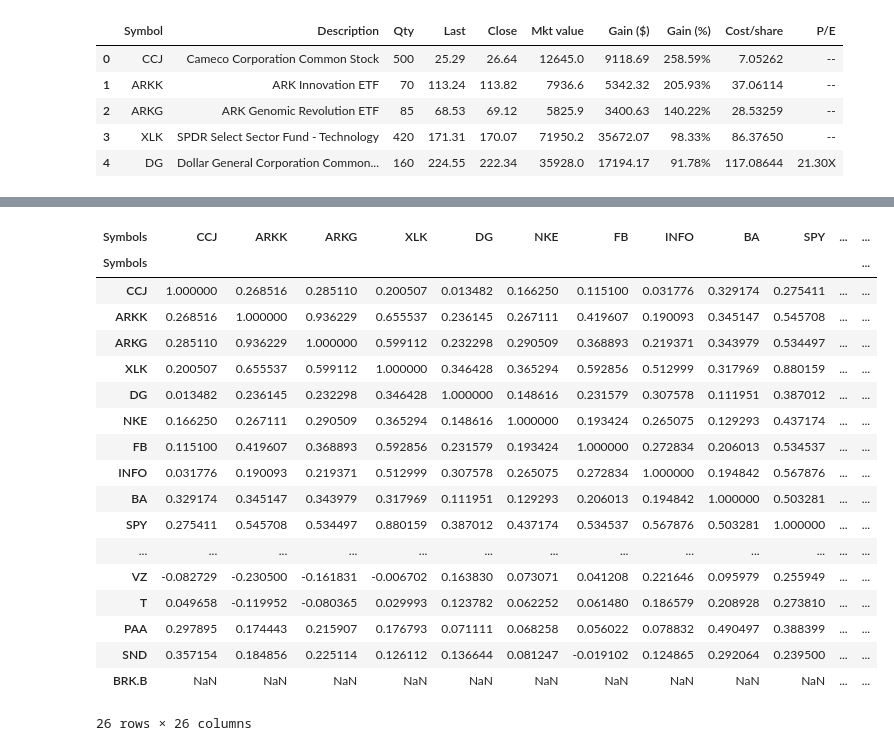
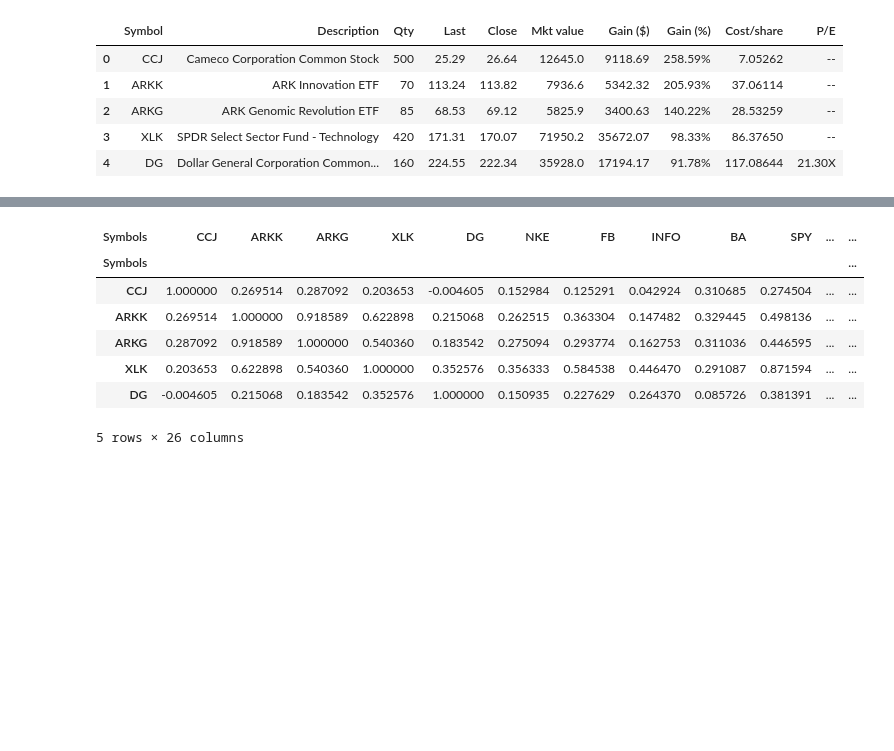
Before and after one commit to webclinic017/shf_portfolio, a Jupyter notebook: shf_portfolio.ipynb, the cells around one changed output, grey strips where cells are left out. Cells and saved outputs as stored; diff of their text form; code cells hidden in the pictures; blank space fills up the shorter version.

```diff
--- a/shf_portfolio.ipynb
+++ b/shf_portfolio.ipynb
@@ -70,11 +73,14 @@ broker_file.head()
 | 3 | XLK | SPDR Select Sector Fund - Technology | 420 | 171.31 | 170.07 | 71950.2 | 35672.07 | 98.33% | 86.37650 | -- |
 | 4 | DG | Dollar General Corporation Common... | 160 | 224.55 | 222.34 | 35928.0 | 17194.17 | 91.78% | 117.08644 | 21.30X |
 # %%
-tickers  = shf_positions['Symbol'].tolist()
+broker_file= broker_file.replace('BRK.B', 'BRK-B')
+tickers  = broker_file['Symbol'].tolist()
 weights = []
 
 for i in broker_file:
     weight = broker_file['Mkt value']/aum
     weights.append(weight)
     break
+
+
 ticker_weights = list(zip(tickers, weights))
@@ -82,8 +91,8 @@ ticker_weights = list(zip(tickers, weights))
 # creating ticker list
 #importing data
 symbol= tickers
-start='2020-12-31'
-end='2021-11-19'
+start='2020-11-20'
+end='2021-11-20'
 
 price_df=data.get_data_yahoo(symbol, start, end)['Close']
-#price_df.head()
+price_df.head()
@@ -117,23 +133,12 @@ ticker_position.head(30)
 # %%
 correlations  = daily_percent_change.corr(method='pearson')
-correlations
+correlations.head()
 # %% [output]
 | Symbols | CCJ | ARKK | ARKG | XLK | DG | NKE | FB | INFO | BA | SPY | ... | ... |
 | Symbols |  |  |  |  |  |  |  |  |  |  |  | ... |
-| CCJ | 1.000000 | 0.268516 | 0.285110 | 0.200507 | 0.013482 | 0.166250 | 0.115100 | 0.031776 | 0.329174 | 0.275411 | ... | ... |
-| ARKK | 0.268516 | 1.000000 | 0.936229 | 0.655537 | 0.236145 | 0.267111 | 0.419607 | 0.190093 | 0.345147 | 0.545708 | ... | ... |
-| ARKG | 0.285110 | 0.936229 | 1.000000 | 0.599112 | 0.232298 | 0.290509 | 0.368893 | 0.219371 | 0.343979 | 0.534497 | ... | ... |
-| XLK | 0.200507 | 0.655537 | 0.599112 | 1.000000 | 0.346428 | 0.365294 | 0.592856 | 0.512999 | 0.317969 | 0.880159 | ... | ... |
-| DG | 0.013482 | 0.236145 | 0.232298 | 0.346428 | 1.000000 | 0.148616 | 0.231579 | 0.307578 | 0.111951 | 0.387012 | ... | ... |
-| NKE | 0.166250 | 0.267111 | 0.290509 | 0.365294 | 0.148616 | 1.000000 | 0.193424 | 0.265075 | 0.129293 | 0.437174 | ... | ... |
-| FB | 0.115100 | 0.419607 | 0.368893 | 0.592856 | 0.231579 | 0.193424 | 1.000000 | 0.272834 | 0.206013 | 0.534537 | ... | ... |
-| INFO | 0.031776 | 0.190093 | 0.219371 | 0.512999 | 0.307578 | 0.265075 | 0.272834 | 1.000000 | 0.194842 | 0.567876 | ... | ... |
-| BA | 0.329174 | 0.345147 | 0.343979 | 0.317969 | 0.111951 | 0.129293 | 0.206013 | 0.194842 | 1.000000 | 0.503281 | ... | ... |
-| SPY | 0.275411 | 0.545708 | 0.534497 | 0.880159 | 0.387012 | 0.437174 | 0.534537 | 0.567876 | 0.503281 | 1.000000 | ... | ... |
-| ... | ... | ... | ... | ... | ... | ... | ... | ... | ... | ... | ... | ... |
-| VZ | -0.082729 | -0.230500 | -0.161831 | -0.006702 | 0.163830 | 0.073071 | 0.041208 | 0.221646 | 0.095979 | 0.255949 | ... | ... |
-| T | 0.049658 | -0.119952 | -0.080365 | 0.029993 | 0.123782 | 0.062252 | 0.061480 | 0.186579 | 0.208928 | 0.273810 | ... | ... |
-| PAA | 0.297895 | 0.174443 | 0.215907 | 0.176793 | 0.071111 | 0.068258 | 0.056022 | 0.078832 | 0.490497 | 0.388399 | ... | ... |
-| SND | 0.357154 | 0.184856 | 0.225114 | 0.126112 | 0.136644 | 0.081247 | -0.019102 | 0.124865 | 0.292064 | 0.239500 | ... | ... |
-| BRK.B | NaN | NaN | NaN | NaN | NaN | NaN | NaN | NaN | NaN | NaN | ... | ... |
+| CCJ | 1.000000 | 0.269514 | 0.287092 | 0.203653 | -0.004605 | 0.152984 | 0.125291 | 0.042924 | 0.310685 | 0.274504 | ... | ... |
+| ARKK | 0.269514 | 1.000000 | 0.918589 | 0.622898 | 0.215068 | 0.262515 | 0.363304 | 0.147482 | 0.329445 | 0.498136 | ... | ... |
+| ARKG | 0.287092 | 0.918589 | 1.000000 | 0.540360 | 0.183542 | 0.275094 | 0.293774 | 0.162753 | 0.311036 | 0.446595 | ... | ... |
+| XLK | 0.203653 | 0.622898 | 0.540360 | 1.000000 | 0.352576 | 0.356333 | 0.584538 | 0.446470 | 0.291087 | 0.871594 | ... | ... |
+| DG | -0.004605 | 0.215068 | 0.183542 | 0.352576 | 1.000000 | 0.150935 | 0.227629 | 0.264370 | 0.085726 | 0.381391 | ... | ... |
-26 rows × 26 columns
+5 rows × 26 columns
```
Also changed, not shown: parts of 18 cells of this notebook.
